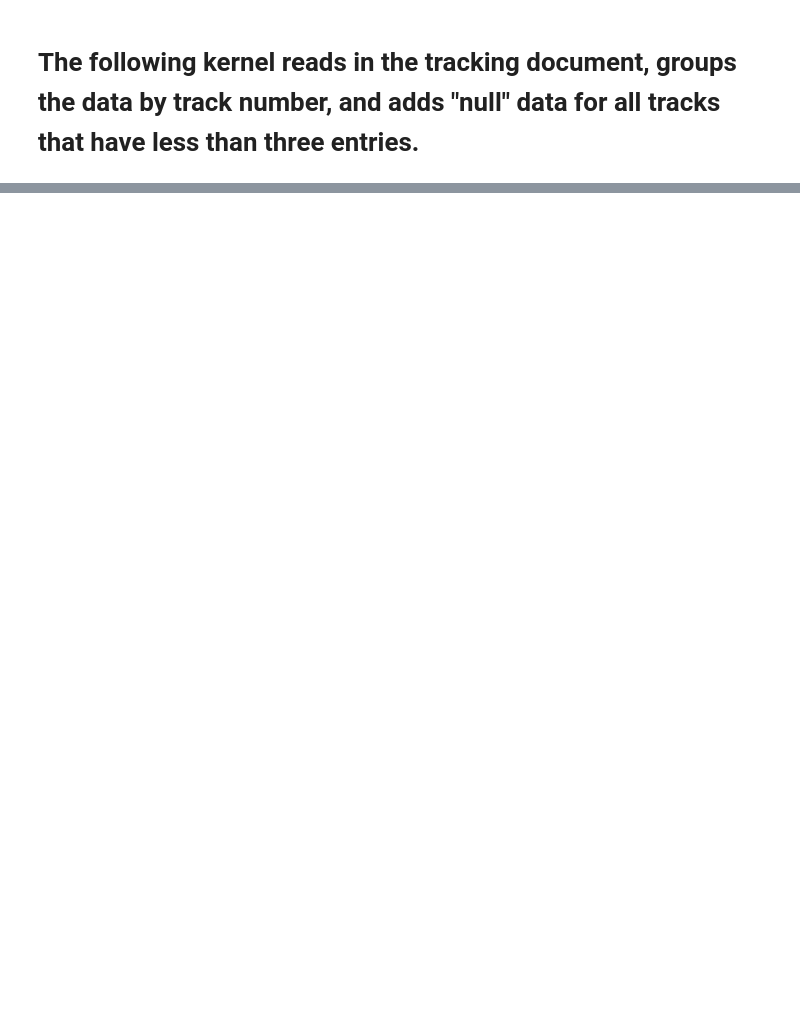
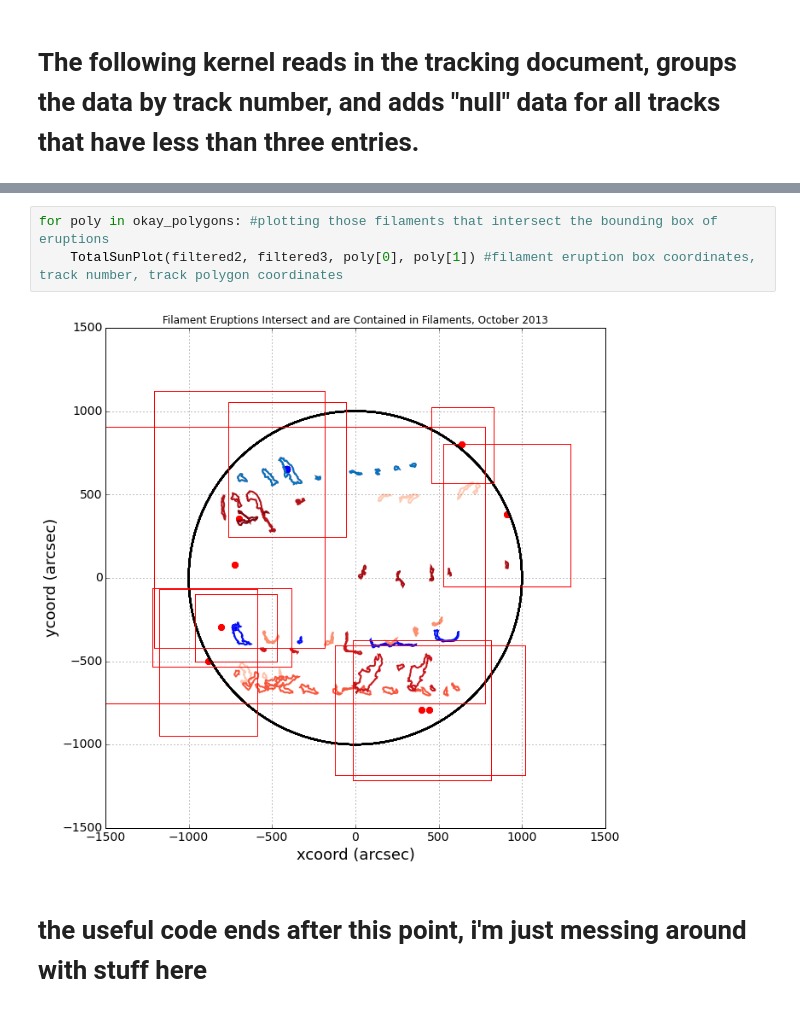
Before and after one commit to Nschanche/Filament_tracking, a Jupyter notebook: Untitled0.ipynb, the cells around one changed output, grey strips where cells are left out. Cells and saved outputs as stored; diff of their text form; blank space fills up the shorter version.

```diff
--- a/Untitled0.ipynb
+++ b/Untitled0.ipynb
@@ -179,0 +329,7 @@ good_tracks = fi_tracked.groupby('Track No.').filter(lambda x: len(x['Track No.'
+# %%
+for poly in okay_polygons: #plotting those filaments that intersect the bounding box of eruptions
+    TotalSunPlot(filtered2, filtered3, poly[0], poly[1]) #filament eruption box coordinates, track number, track polygon coordinates
+# %% [output]
+[figure, added]
+# %% [markdown]
+# the useful code ends after this point, i'm just messing around with stuff here
```
Also changed, not shown: parts of 41 cells of this notebook.
